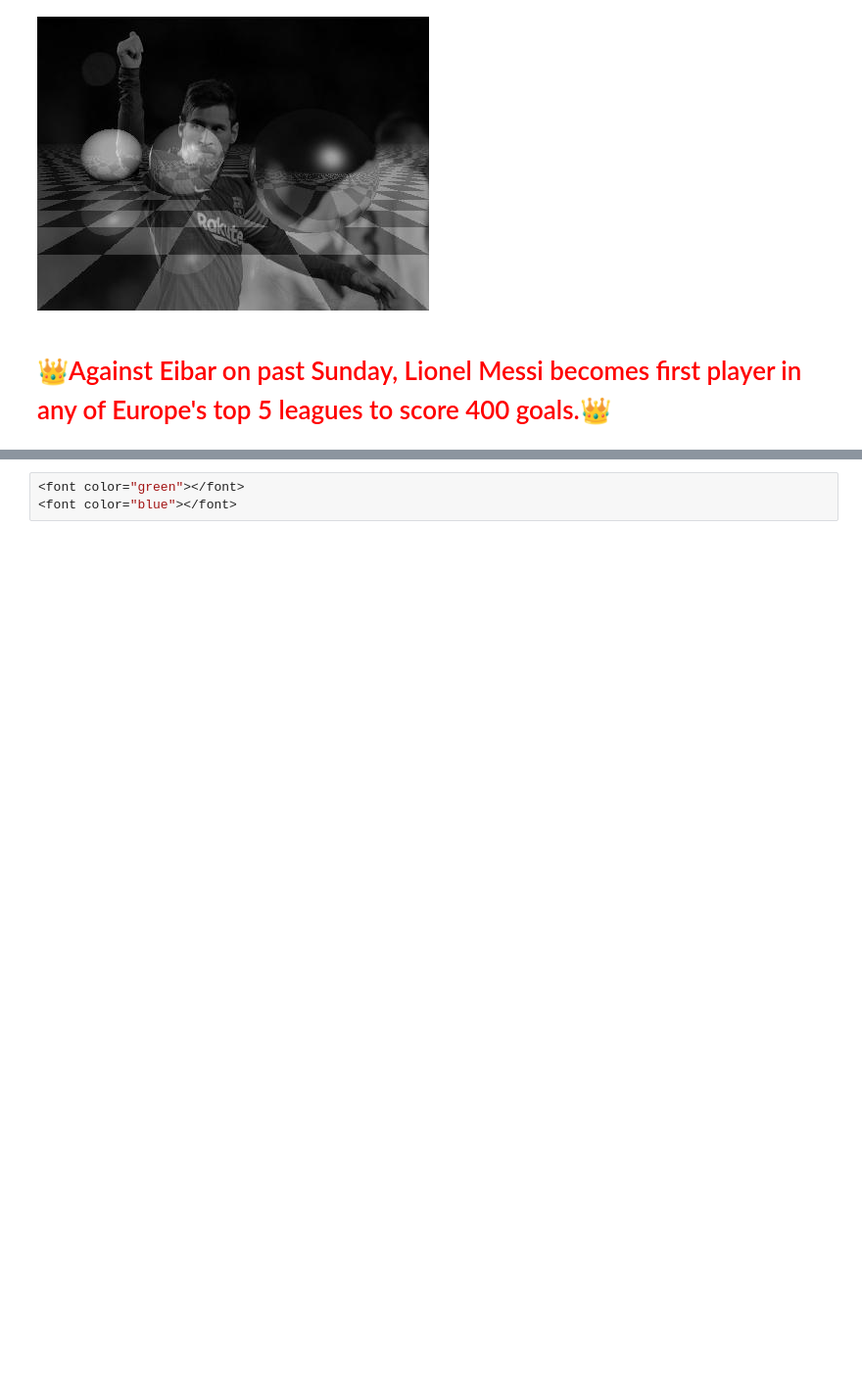
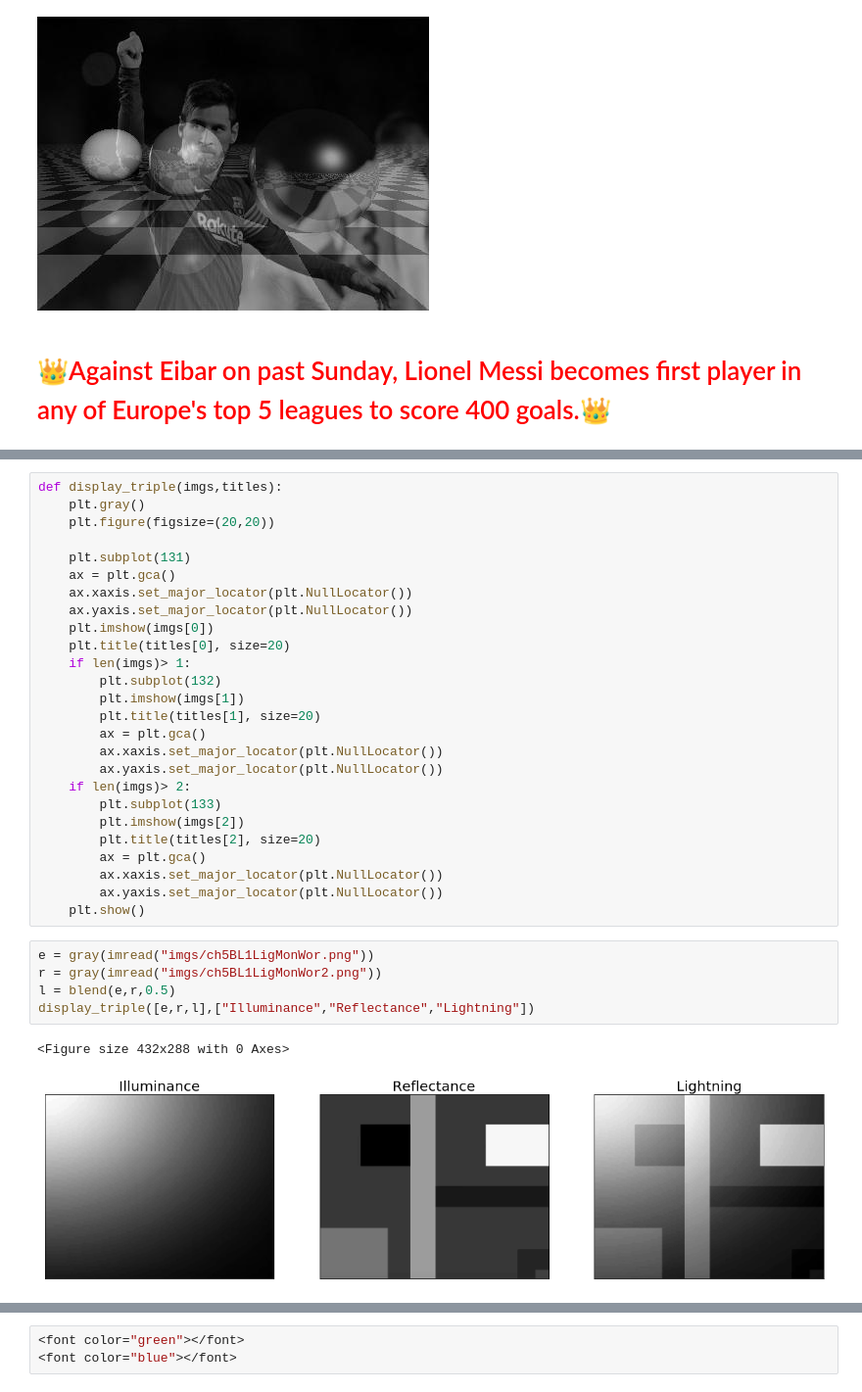
Before and after one commit to jalalirs/Introduction-to-Computer-Vision, a Jupyter notebook: L5/L5.ipynb, the cells around one changed output, grey strips where cells are left out. Shown: that part at 98% size. Drawn from its saved outputs; the diff is of its cells as text; blank space fills up the shorter version.

```diff
--- a/L5/L5.ipynb
+++ b/L5/L5.ipynb
@@ -539,0 +673,34 @@ imshow(blend(gray(messi400_s),img[:,:,0],0.4))
+# %%
+def display_triple(imgs,titles):
+    plt.gray()
+    plt.figure(figsize=(20,20))
+
+    plt.subplot(131)
+    ax = plt.gca()
+    ax.xaxis.set_major_locator(plt.NullLocator())
+    ax.yaxis.set_major_locator(plt.NullLocator())
+    plt.imshow(imgs[0])
+    plt.title(titles[0], size=20)
+    if len(imgs)> 1:
+        plt.subplot(132)
+        plt.imshow(imgs[1])
+        plt.title(titles[1], size=20)
+        ax = plt.gca()
+        ax.xaxis.set_major_locator(plt.NullLocator())
+        ax.yaxis.set_major_locator(plt.NullLocator())
+    if len(imgs)> 2:
+        plt.subplot(133)
+        plt.imshow(imgs[2])
+        plt.title(titles[2], size=20)
+        ax = plt.gca()
+        ax.xaxis.set_major_locator(plt.NullLocator())
+        ax.yaxis.set_major_locator(plt.NullLocator())
+    plt.show()
+# %%
+e = gray(imread("imgs/ch5BL1LigMonWor.png"))
+r = gray(imread("imgs/ch5BL1LigMonWor2.png"))
+l = blend(e,r,0.5)
+display_triple([e,r,l],["Illuminance","Reflectance","Lightning"])
+# %% [output]
+<Figure size 432x288 with 0 Axes>
+[figure, added]
```
Also changed, not shown: parts of 20 cells of this notebook, 18 other files.
